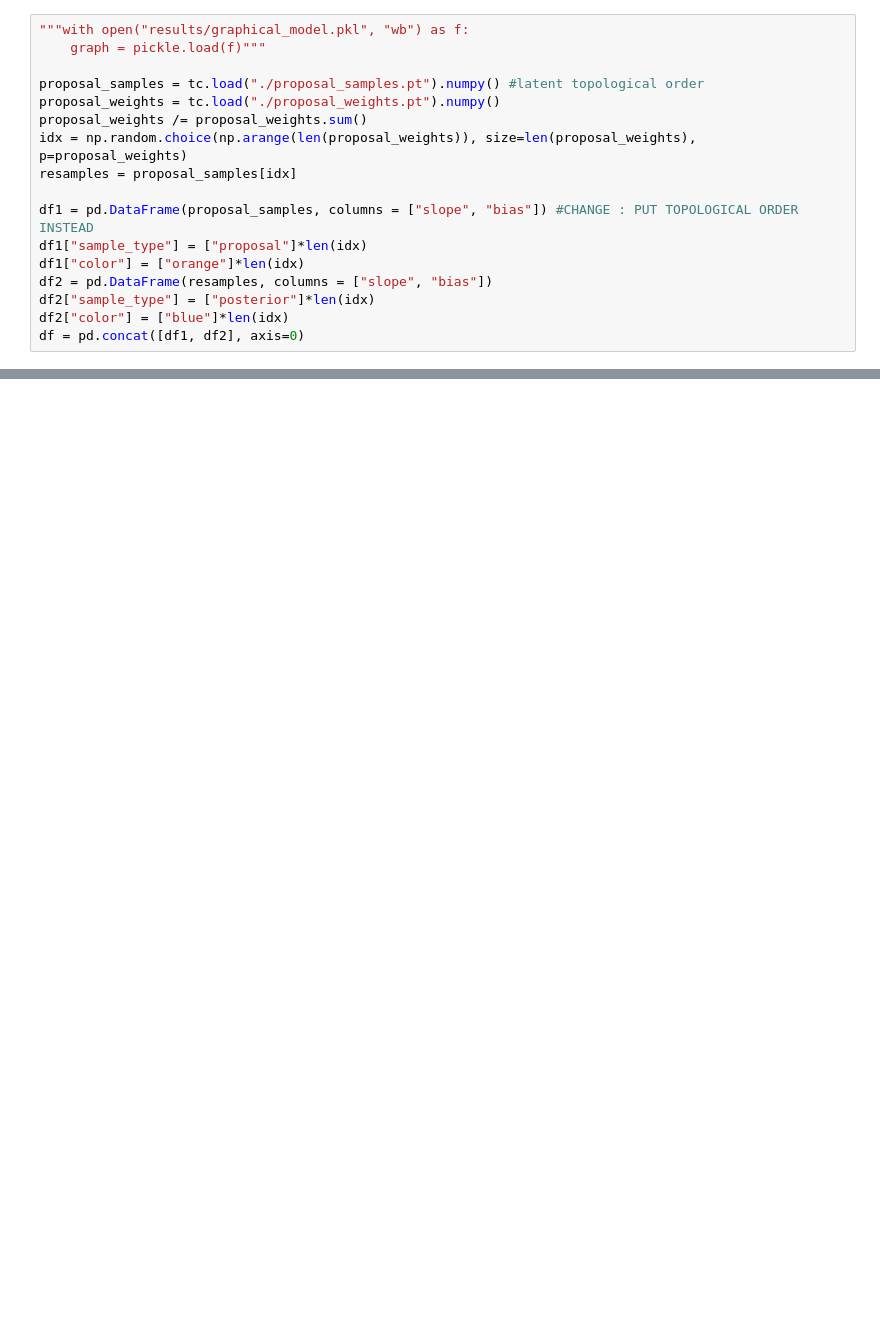
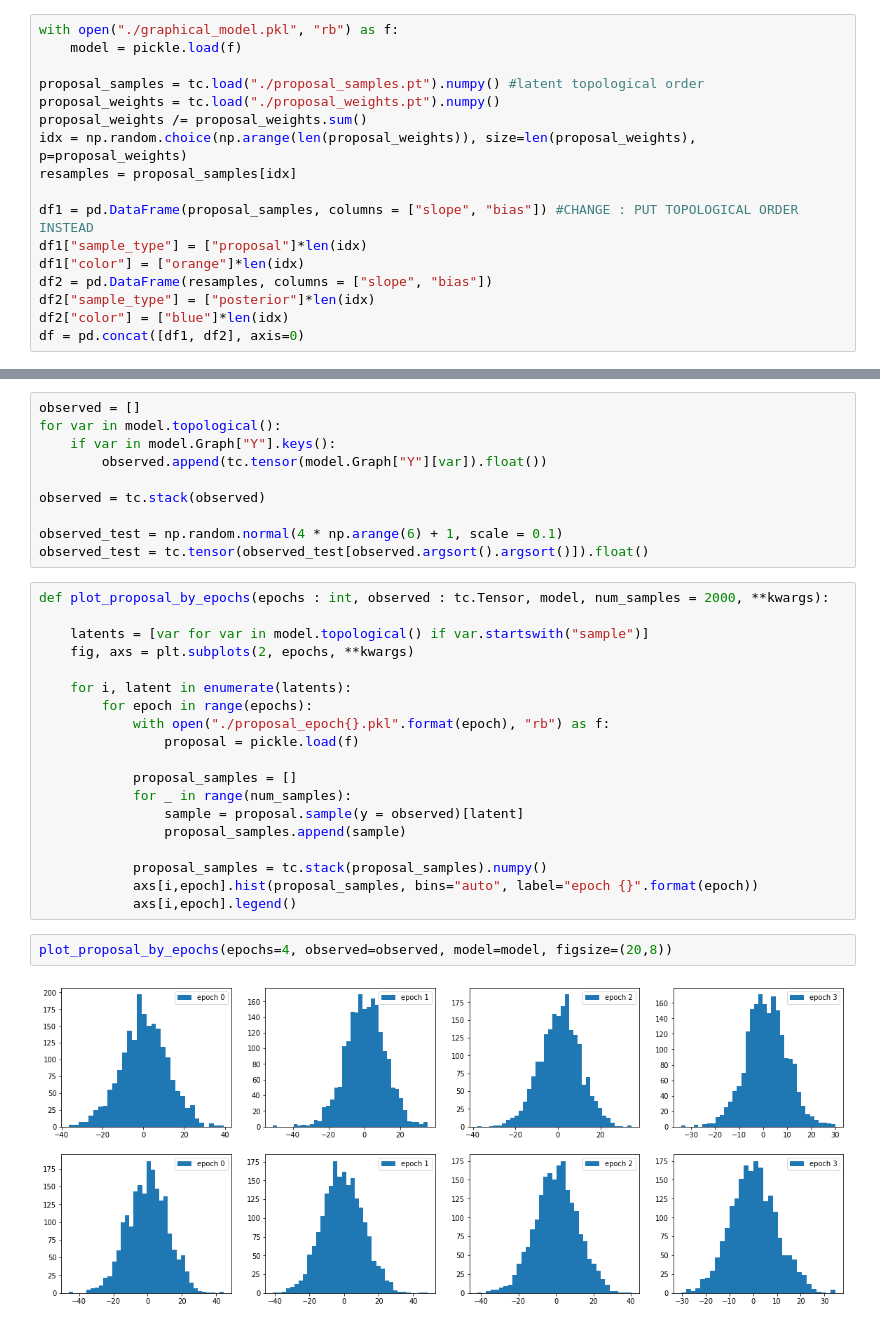
Before and after one commit to williamlaplante/TTV, a Jupyter notebook: foppl/results/results.ipynb, the cells around one changed output, grey strips where cells are left out. Saved outputs shown, nothing was run; the diff lists cells and outputs as text; blank space fills up the shorter version.

```diff
--- a/foppl/results/results.ipynb
+++ b/foppl/results/results.ipynb
@@ -7,6 +9,6 @@ import matplotlib.pyplot as plt
 # %%
-"""with open("results/graphical_model.pkl", "wb") as f:
-    graph = pickle.load(f)"""
+with open("./graphical_model.pkl", "rb") as f:
+    model = pickle.load(f)
 
 proposal_samples = tc.load("./proposal_samples.pt").numpy() #latent topological order
 proposal_weights = tc.load("./proposal_weights.pt").numpy()
@@ -78,0 +46,33 @@ pd.plotting.scatter_matrix(df[["slope", "bias"]], color=df["color"] , alpha = 0.
+# %%
+observed = []
+for var in model.topological():
+    if var in model.Graph["Y"].keys():
+        observed.append(tc.tensor(model.Graph["Y"][var]).float())
+
+observed = tc.stack(observed)
+
+observed_test = np.random.normal(4 * np.arange(6) + 1, scale = 0.1)
+observed_test = tc.tensor(observed_test[observed.argsort().argsort()]).float()
+# %%
+def plot_proposal_by_epochs(epochs : int, observed : tc.Tensor, model, num_samples = 2000, **kwargs):
+
+    latents = [var for var in model.topological() if var.startswith("sample")]
+    fig, axs = plt.subplots(2, epochs, **kwargs)
+
+    for i, latent in enumerate(latents):
+        for epoch in range(epochs):
+            with open("./proposal_epoch{}.pkl".format(epoch), "rb") as f:
+                proposal = pickle.load(f)
+
+            proposal_samples = []
+            for _ in range(num_samples):
+                sample = proposal.sample(y = observed)[latent]
+                proposal_samples.append(sample)
+
+            proposal_samples = tc.stack(proposal_samples).numpy()
+            axs[i,epoch].hist(proposal_samples, bins="auto", label="epoch {}".format(epoch))
+            axs[i,epoch].legend()
+# %%
+plot_proposal_by_epochs(epochs=4, observed=observed, model=model, figsize=(20,8))
+# %% [output]
+[figure, added]
```
Also changed, not shown: parts of 9 cells of this notebook, 11 other files.
